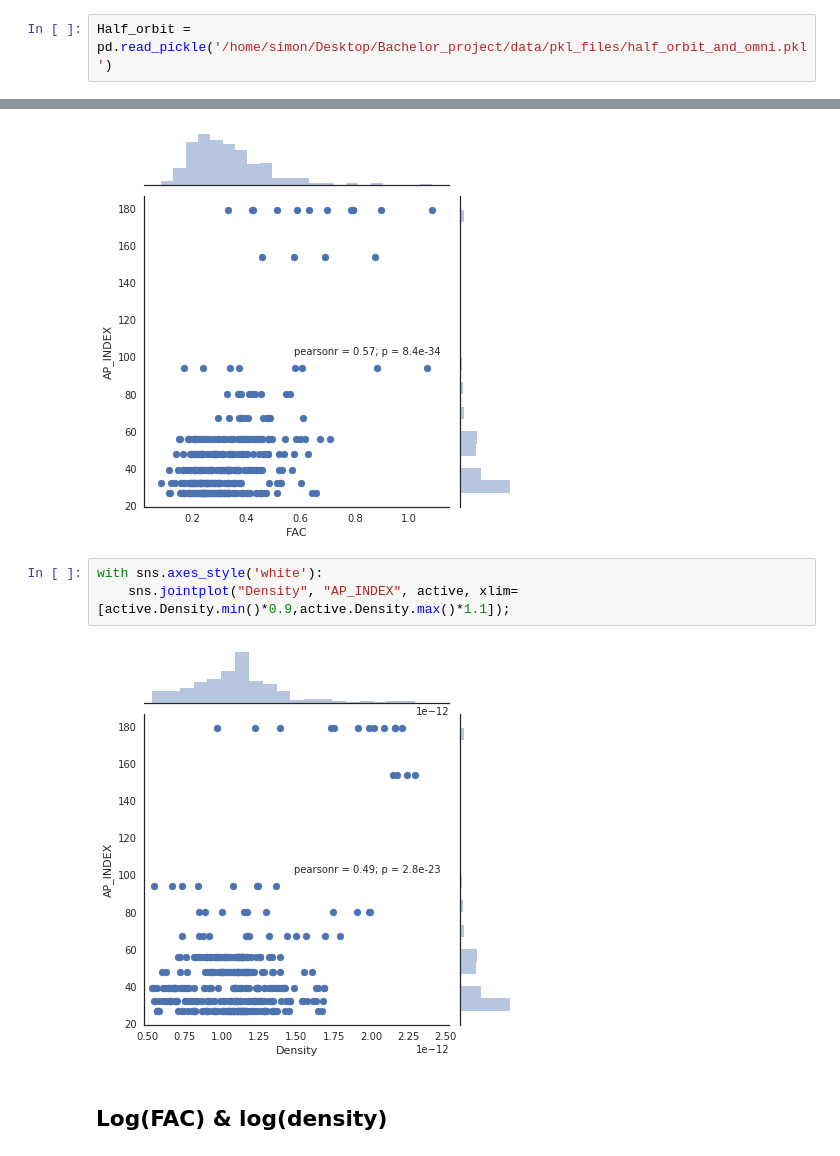
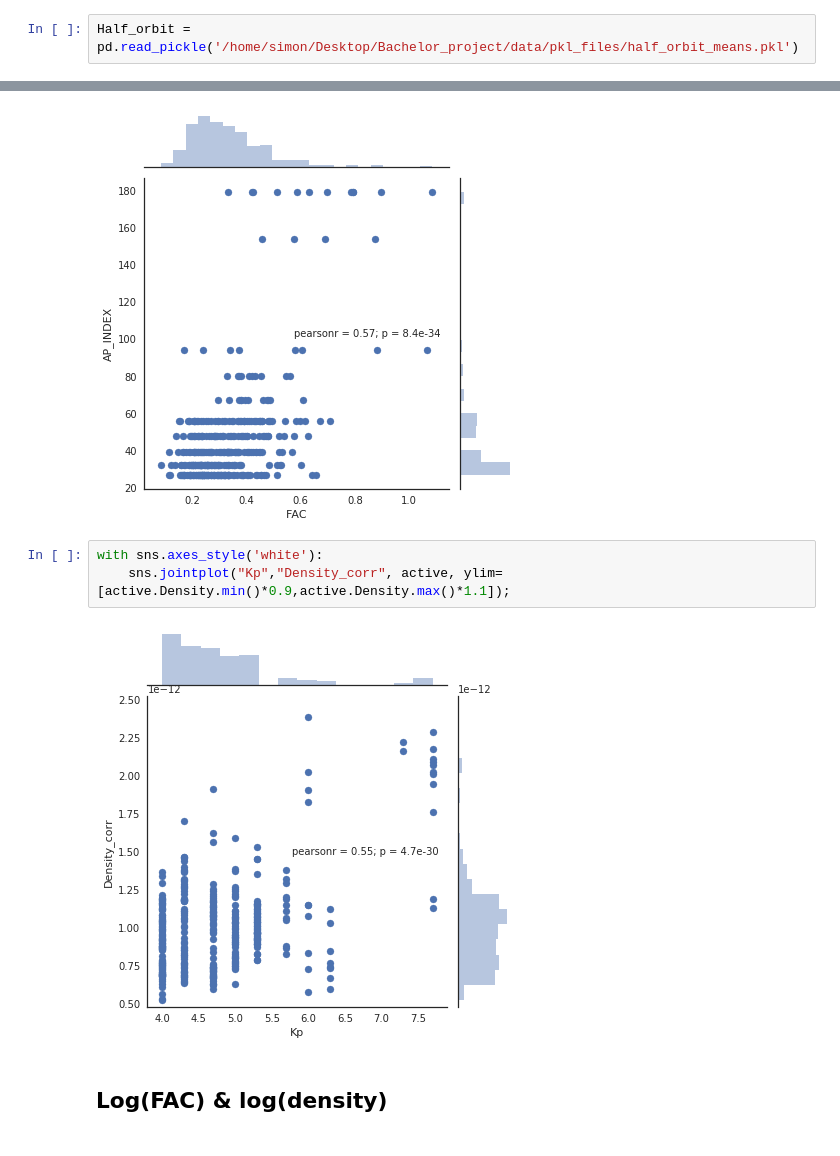
Before and after one commit to lupemba/bachelor, a Jupyter notebook: Histograms.ipynb, the cells around one changed output, grey strips where cells are left out. Saved outputs shown, nothing was run; the diff lists cells and outputs as text.

Commit message:
Major update, change the structure of the data processing

```diff
--- a/Histograms.ipynb
+++ b/Histograms.ipynb
@@ -11,7 +11,7 @@ import matplotlib.pyplot as plt
 import seaborn as sns
 sns.set()
 # %%
-Half_orbit = pd.read_pickle('/home/simon/Desktop/Bachelor_project/data/pkl_files/half_orbit_and_omni.pkl')
+Half_orbit = pd.read_pickle('/home/simon/Desktop/Bachelor_project/data/pkl_files/half_orbit_means.pkl')
 # %%
 Half_orbit.head()
 # %% [output]
@@ -49,9 +64,9 @@ with sns.axes_style('white'):
 [figure]
 # %%
 with sns.axes_style('white'):
-    sns.jointplot("Density", "AP_INDEX", active, xlim=[active.Density.min()*0.9,active.Density.max()*1.1]);
+    sns.jointplot("Kp","Density_corr", active, ylim=[active.Density.min()*0.9,active.Density.max()*1.1]);
 # %% [output]
-[figure, old version]
+[figure, new version]
 # %% [markdown]
 ## Log(FAC) & log(density)
 # %%
```
Also changed, not shown: parts of 6 cells of this notebook, 6 other files.
